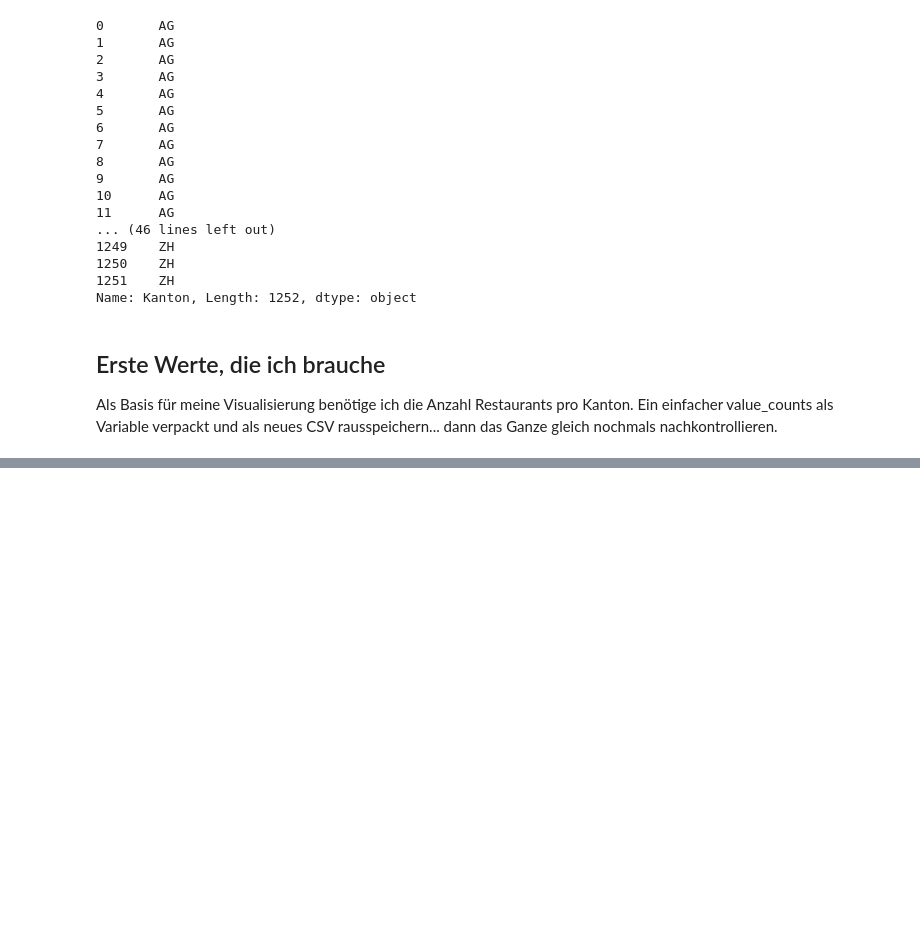
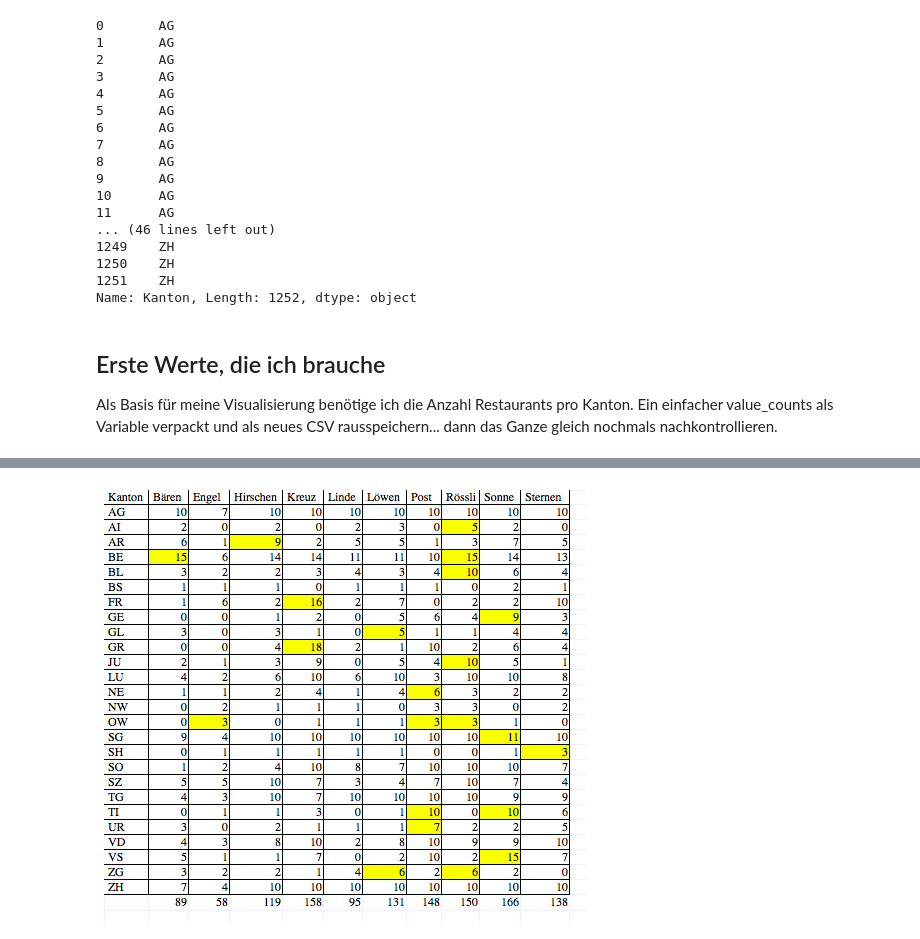
Before and after one commit to Priskawa/GITHUB_ME, a Jupyter notebook: Projekt1_Beizen/Ochsentour_Beizen_2.ipynb, the cells around one changed output, grey strips where cells are left out. Drawn from its saved outputs; the diff is of its cells as text; code cells hidden in the pictures; blank space fills up the shorter version.

```diff
--- a/Projekt1_Beizen/Ochsentour_Beizen_2.ipynb
+++ b/Projekt1_Beizen/Ochsentour_Beizen_2.ipynb
@@ -352,0 +335,5 @@ df["Restaurantname"].value_counts().plot(kind="barh", figsize=(10,7))
+# %%
+from IPython.display import Image
+Image(filename='Beizen_API.png')
+# %% [output]
+[figure, added]
```
Also changed, not shown: parts of 25 cells of this notebook, 35 other files.
